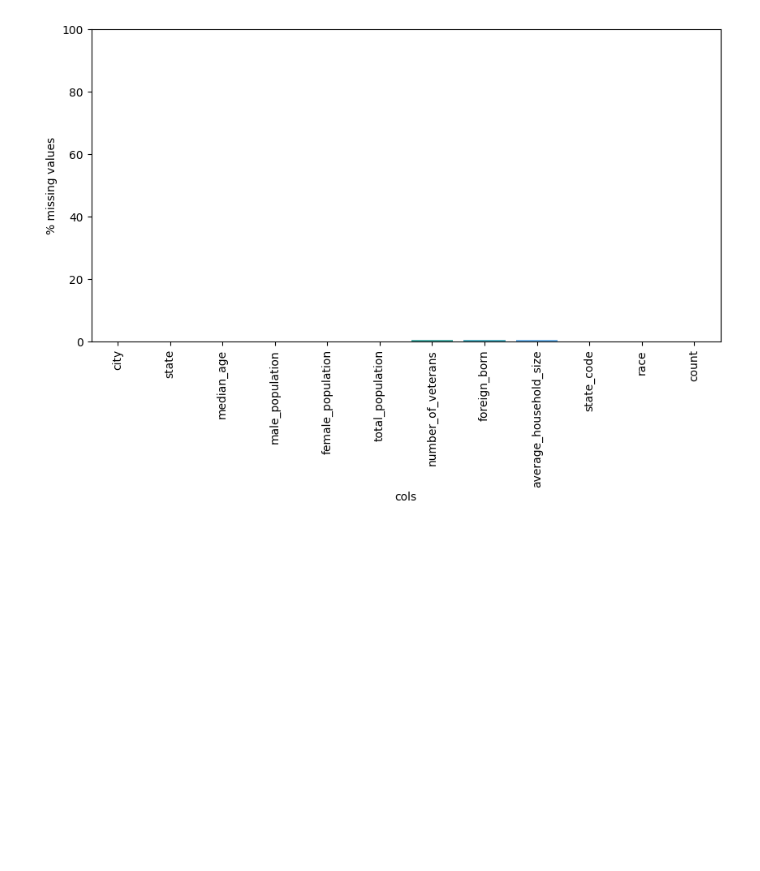
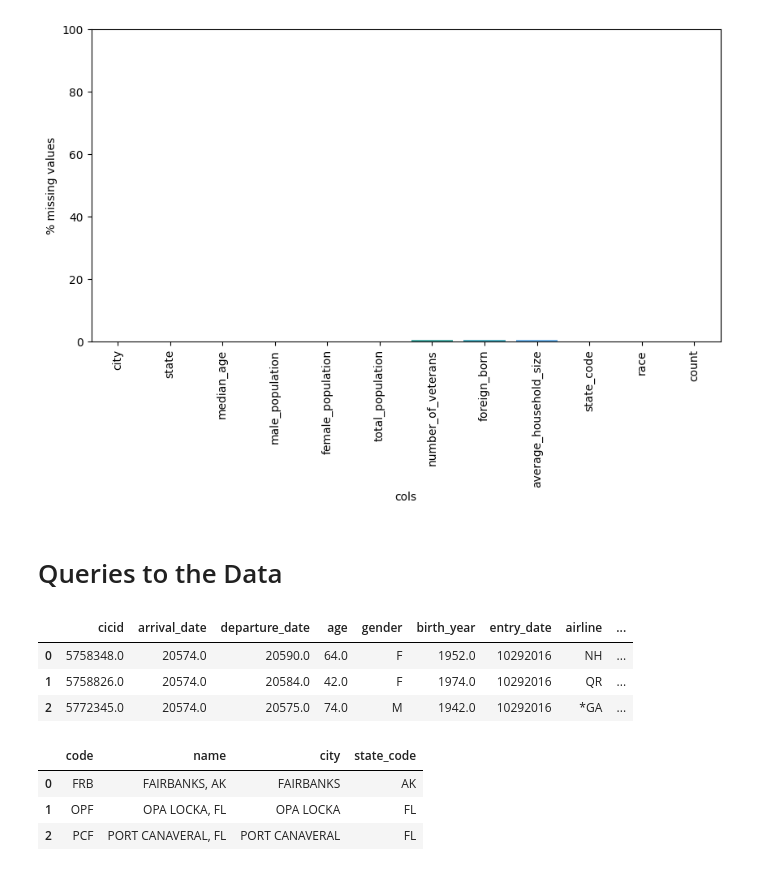
Before and after one commit to lucasaugustomcc/project-6-data-engineering-capstone-project, a Jupyter notebook: explore-assess-data.ipynb, the cells around one changed output. Drawn from its saved outputs; the diff is of its cells as text; code cells hidden in the pictures; blank space fills up the shorter version.

Commit message:
update project description, ETL pipeline and data analysis notebook

```diff
--- a/explore-assess-data.ipynb
+++ b/explore-assess-data.ipynb
@@ -96,3 +97,21 @@ visualize_missing_values(df_immigration)
 visualize_missing_values(demographics_df)
 # %% [output]
 [figure]
+# %% [markdown]
+# Queries to the Data
+# %%
+df_immigration = get_fact_table(spark)
+df_immigration.limit(3).toPandas().head()
+# %% [output]
+|  | cicid | arrival_date | departure_date | age | gender | birth_year | entry_date | airline | ... |
+| 0 | 5758348.0 | 20574.0 | 20590.0 | 64.0 | F | 1952.0 | 10292016 | NH | ... |
+| 1 | 5758826.0 | 20574.0 | 20584.0 | 42.0 | F | 1974.0 | 10292016 | QR | ... |
+| 2 | 5772345.0 | 20574.0 | 20575.0 | 74.0 | M | 1942.0 | 10292016 | *GA | ... |
+# %%
+df_ports = get_dimension_data(spark, 'dim_ports.parquet')
+df_ports.limit(3).toPandas()
+# %% [output]
+|  | code | name | city | state_code |
+| 0 | FRB | FAIRBANKS, AK | FAIRBANKS | AK |
+| 1 | OPF | OPA LOCKA, FL | OPA LOCKA | FL |
+| 2 | PCF | PORT CANAVERAL, FL | PORT CANAVERAL | FL |
```
Also changed, not shown: parts of 6 cells of this notebook, 2 other files.
